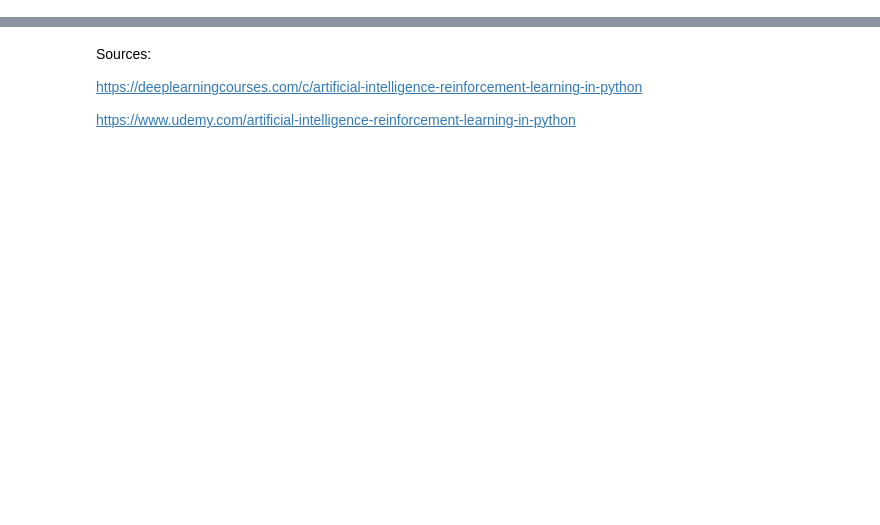
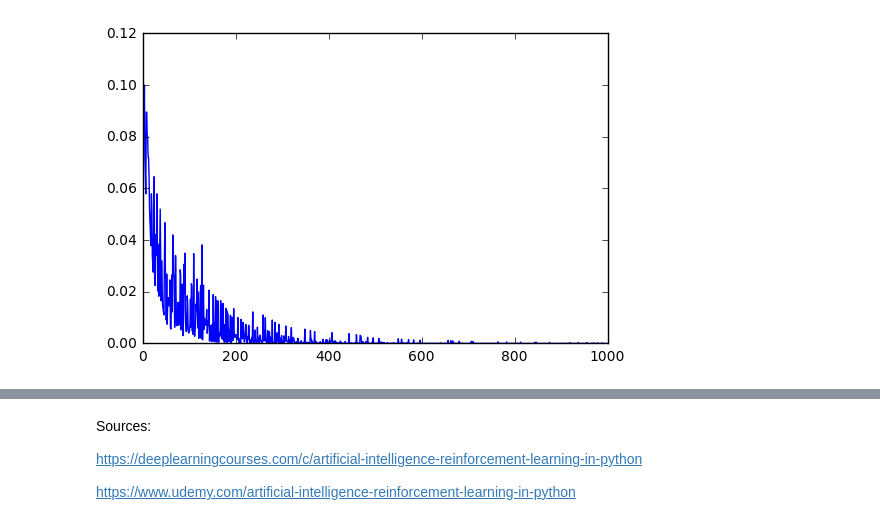
Before and after one commit to tmbluth/Learning-RL, a Jupyter notebook: Optimal_Route.ipynb, the cells around one changed output, grey strips where cells are left out. Cells and saved outputs as stored; diff of their text form; code cells hidden in the pictures; blank space fills up the shorter version.

```diff
--- a/Optimal_Route.ipynb
+++ b/Optimal_Route.ipynb
@@ -286,21 +298,21 @@ Iterating between policies to evaluate and then update them is not the only way
 # %%
+SMALL_ENOUGH = 1e-3
+GAMMA = 0.9
+ALL_POSSIBLE_ACTIONS = ('U', 'D', 'L', 'R')
+
 if __name__ == '__main__':
     # this grid gives you a reward of -0.1 for every non-terminal state
     # we want to see if this will encourage finding a shorter path to the goal
     grid = negative_grid()
-
-    # print rewards
-    print("rewards:")
-    print_values(grid.rewards, grid)
-
     # state -> action
     # we'll randomly choose an action and update as we learn
     policy = {}
     for s in grid.actions.keys():
         policy[s] = np.random.choice(ALL_POSSIBLE_ACTIONS)
 
-    print("initial policy:")
+    print('\n', 'Initial policy:')
     print_policy(policy, grid)
+    print()
 
     # Initialize V(s)
     V = {}
@@ -333,7 +345,7 @@ if __name__ == '__main__':
                 V[s] = new_v
                 biggest_change = max(biggest_change, np.abs(old_v - V[s]))
 
-        print(count,biggest_change)
+        print('Biggest Value Change per Iteration', '\n', count,biggest_change)
 
         if biggest_change < SMALL_ENOUGH:
             break
@@ -353,7 +365,7 @@ if __name__ == '__main__':
         policy[s] = best_a
 
     # Our goal here is to verify that we get the same answer as with policy iteration
-    print("values:")
+    print('\n', 'Values:')
     print_values(V, grid)
-    print("policy:")
+    print('\n', 'Policy:')
     print_policy(policy, grid)
@@ -448,0 +632,66 @@ if __name__ == '__main__':
+# %%
+GAMMA = 0.9
+ALPHA = 0.1
+ALL_POSSIBLE_ACTIONS = ('U', 'D', 'L', 'R')
+
+if __name__ == '__main__':
+    grid = negative_grid()
+
+    # No policy initialization, we will derive our policy from most recent Q. Initialize Q(s,a)
+    Q = {}
+    states = grid.all_states()
+    for s in states:
+        Q[s] = {}
+        for a in ALL_POSSIBLE_ACTIONS:
+            Q[s][a] = 0
+
+    # Let's also keep track of how many times Q[s] has been updated
+    update_counts = {}
+    update_counts_sa = {}
+    for s in states:
+        update_counts_sa[s] = {}
+        for a in ALL_POSSIBLE_ACTIONS:
+            update_counts_sa[s][a] = 1.0
+
+    t = 1.0
+    deltas = []
+    for it in range(1000):
+        if it % 100 == 0:
+            t += 1e-2
+        if it % 2000 == 0:
+            print("it:", it)
+        # Instead of 'generating' an epsiode, we will PLAY an episode within this loop
+        s = (2, 0) # start state
+        grid.set_state(s)
+
+        # The first (s, r) tuple is the state we start in and has a value of 0
+        # The last (s, r) tuple is the terminal state which has the value 0, so we don't care about updating it.
+        a, _ = max_dict(Q[s])
+        biggest_change = 0
+        while not grid.game_over():
+            # Random action also works, but is slower than np.random.choice since you can bump into walls
+            a = random_action(a, eps=0.5/t) # epsilon-greedy
+            r = grid.move(a)
+            s2 = grid.current_state()
+
+            # Adaptive learning rate
+            alpha = ALPHA / update_counts_sa[s][a]
+            update_counts_sa[s][a] += 0.005
+
+            # We will update Q(s,a) as we experience the episode
+            old_qsa = Q[s][a]
+            a2, max_q_s2a2 = max_dict(Q[s2])
+            Q[s][a] = Q[s][a] + alpha*(r + GAMMA*max_q_s2a2 - Q[s][a])
+            biggest_change = max(biggest_change, np.abs(old_qsa - Q[s][a]))
+
+            # We would like to know how often Q(s) has been updated too
+            update_counts[s] = update_counts.get(s,0) + 1
+
+            # Next state becomes current state
+            s = s2
+
+        deltas.append(biggest_change)
+
+    plt.plot(deltas)
+    plt.show()
+# %% [output]
@@ -448,0 +699 @@ if __name__ == '__main__':
+[figure, added]
```
Also changed, not shown: parts of 24 cells of this notebook.
